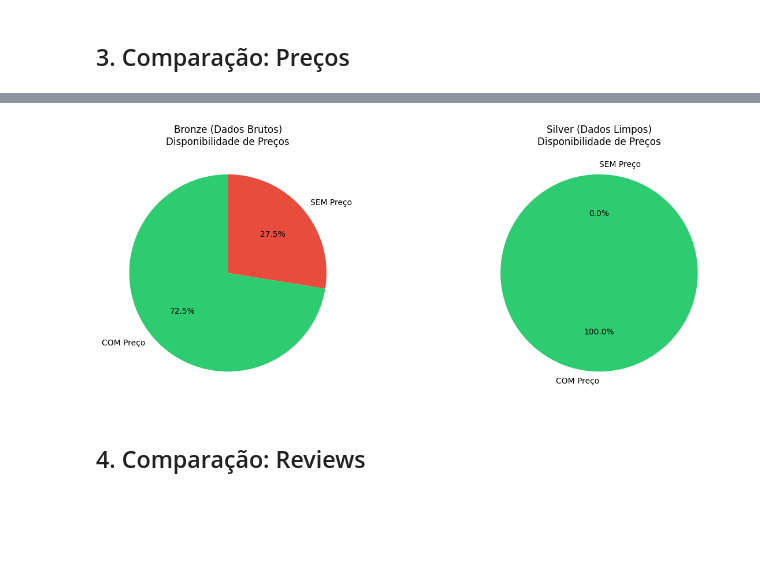
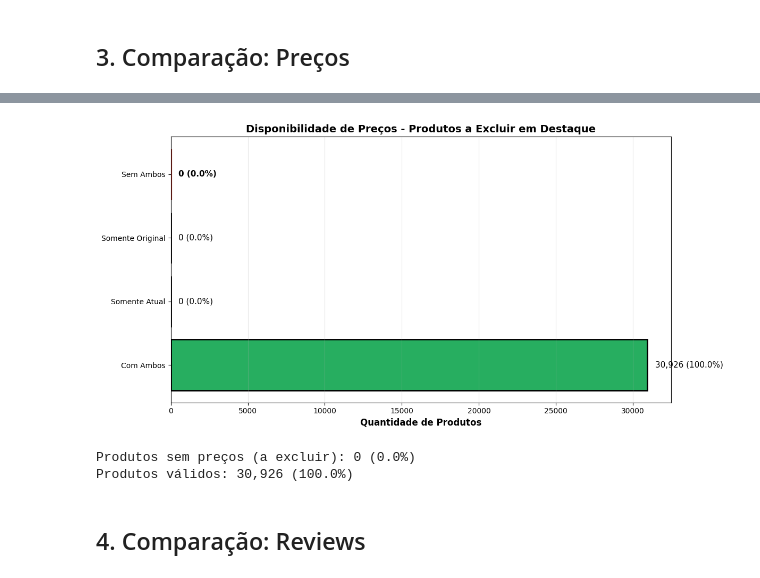
Before and after one commit to julio-dourado/amazon-sales-etl-vizualization, a Jupyter notebook: data-lake/silver/Analytics.ipynb, the cells around one changed output, grey strips where cells are left out. Saved outputs shown, nothing was run; the diff lists cells and outputs as text; code cells hidden in the pictures; blank space fills up the shorter version.

```diff
--- a/data-lake/silver/Analytics.ipynb
+++ b/data-lake/silver/Analytics.ipynb
@@ -173,27 +74,48 @@ Silver - SEM preço: 0 (0.0%)
-# %%
-# Visualização: Disponibilidade de preços
-fig, ax = plt.subplots(1, 2, figsize=(14, 5))
-
-# Bronze
-ax[0].pie([bronze_com_preco, bronze_sem_preco],
-          labels=['COM Preço', 'SEM Preço'],
-          colors=['#2ecc71', '#e74c3c'],
-          autopct='%1.1f%%',
-          startangle=90)
-ax[0].set_title('Bronze (Dados Brutos)\nDisponibilidade de Preços')
-
-# Silver
-ax[1].pie([silver_com_preco, silver_sem_preco],
-          labels=['COM Preço', 'SEM Preço'],
-          colors=['#2ecc71', '#95a5a6'],
-          autopct='%1.1f%%',
-          startangle=90)
-ax[1].set_title('Silver (Dados Limpos)\nDisponibilidade de Preços')
-
-plt.tight_layout()
-plt.show()
-# %% [output]
-[figure, removed]
+# %%
+# Categorizar produtos
+tem_atual = ~(df_silver['discounted_price'].isnull() | (df_silver['discounted_price'] == ''))
+tem_original = ~(df_silver['original_price'].isnull() | (df_silver['original_price'] == '') | (df_silver['original_price'] == 'No Discount'))
+
+categorias = ['Com Ambos', 'Somente Atual', 'Somente Original', 'Sem Ambos']
+valores = [
+    (tem_atual & tem_original).sum(),
+    (tem_atual & ~tem_original).sum(),
+    (~tem_atual & tem_original).sum(),
+    (~tem_atual & ~tem_original).sum()
+]
+
+# Gráfico
+fig, ax = plt.subplots(figsize=(12, 6))
+cores = ['#27ae60', '#f39c12', '#e67e22', '#e74c3c']
+bars = ax.barh(categorias, valores, color=cores, edgecolor='black', linewidth=2)
+
+# Destacar "SEM PREÇOS"
+bars[3].set_hatch('///')
+bars[3].set_linewidth(3)
+bars[3].set_edgecolor('#c0392b')
+
+ax.set_xlabel('Quantidade de Produtos', fontsize=12, fontweight='bold')
+ax.set_title('Disponibilidade de Preços - Produtos a Excluir em Destaque', fontsize=14, fontweight='bold')
+ax.grid(axis='x', alpha=0.3)
+
+# Adicionar valores
+for i, (bar, valor) in enumerate(zip(bars, valores)):
+    pct = (valor / len(df_silver)) * 100
+    label = f'{valor:,} ({pct:.1f}%)'
+    if i == 3:  # SEM PREÇOS
+        label = f'{label}'
+    ax.text(valor + 500, bar.get_y() + bar.get_height()/2, label,
+           va='center', fontsize=11, fontweight='bold' if i == 3 else 'normal')
+
+plt.tight_layout()
+plt.show()
+
+print(f"\nProdutos sem preços (a excluir): {valores[3]:,} ({(valores[3]/len(df_silver)*100):.1f}%)")
+print(f"Produtos válidos: {sum(valores[:3]):,} ({(sum(valores[:3])/len(df_silver)*100):.1f}%)")
+# %% [output]
+[figure, added]
+Produtos sem preços (a excluir): 0 (0.0%)
+Produtos válidos: 30,926 (100.0%)
 # %% [markdown]
 ## 4. Comparação: Reviews
 # %%
```
Also changed, not shown: parts of 9 cells of this notebook.
